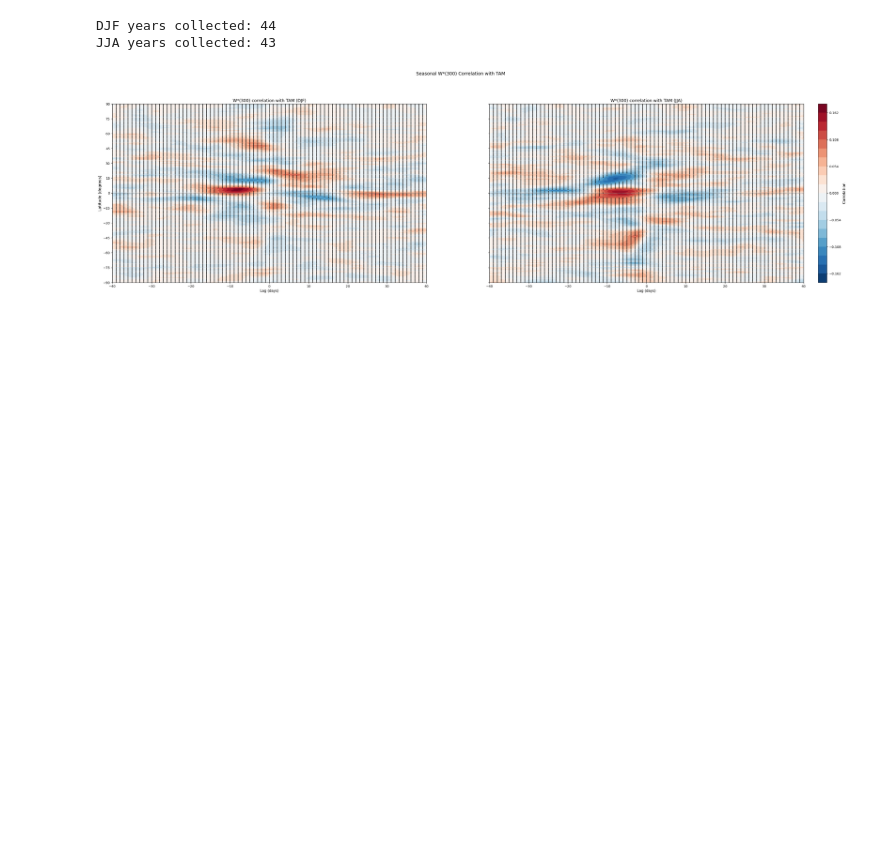
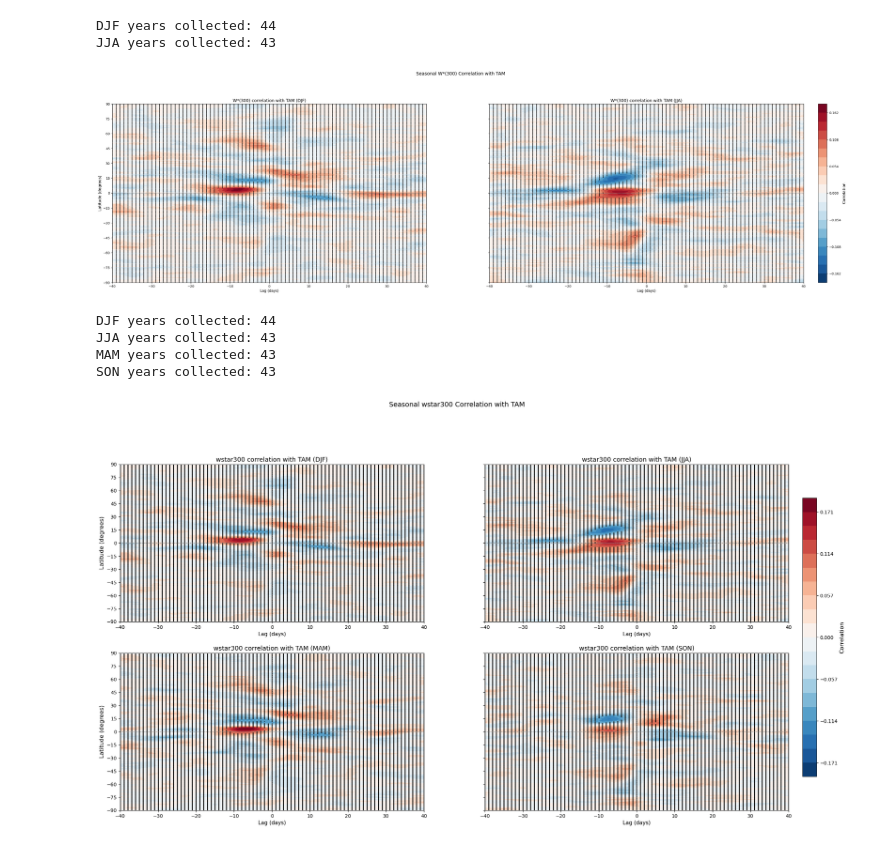
Before and after one commit to Falcon-1529/tam, a Jupyter notebook: notebooks/temanalysis.ipynb, the cells around one changed output. Cells and saved outputs as stored; diff of their text form; code cells hidden in the pictures; blank space fills up the shorter version.

Commit message:
Added research logs with figure embedding. Also refined seasonal chunking, correlation and plotting functions. Added MAM + SON functions.

```diff
--- a/notebooks/temanalysis.ipynb
+++ b/notebooks/temanalysis.ipynb
@@ -75,16 +74,16 @@ def lat_lag_corr_seasonal(v_tam, vp):
         name='correlation'
     )
 # %%
-def seasonal_lag_corr(tam_chunks, precip_chunks):
+def seasonal_lag_corr(tam_chunks, var_chunks):
     """
     Computes per-year lag correlations and averages across all years.
 
     Parameters
     ----------
-    tam_chunks   : list of xr.DataArray (alltime,)
+    tam_chunks : list of xr.DataArray (alltime,)
         One TAM chunk per year
-    precip_chunks : list of xr.DataArray (latitude, alltime)
-        One precip (or whatever var) chunk per year, matching tam_chunks
+    var_chunks : list of xr.DataArray (latitude, alltime)
+        One variable chunk per year, matching tam_chunks
 
     Returns
     -------
@@ -93,18 +92,14 @@ def seasonal_lag_corr(tam_chunks, precip_chunks):
     """
     corr_per_year = []
 
-    for t_chunk, p_chunk in zip(tam_chunks, precip_chunks):
-        corr = lat_lag_corr_seasonal(t_chunk, p_chunk)
+    for tam_chunk, var_chunk in zip(tam_chunks, var_chunks):
+        corr = lat_lag_corr_seasonal(tam_chunk, var_chunk)
         corr_per_year.append(corr)
 
     corr_stack = xr.concat(corr_per_year, dim='year')
     corr_stack['year'] = np.arange(len(corr_per_year))
 
     return corr_stack.mean(dim='year')
-
-# Run for both seasons
-#djf_corr = seasonal_lag_corr(djf_tam_chunks, djf_precip_chunks)
-#jja_corr = seasonal_lag_corr(jja_tam_chunks, jja_precip_chunks)
 # %%
 def latlag_plot_seasonal_corr(djf_corr, jja_corr, varname, vmax, vmin,
                                tau, djf_days=3960, jja_days=3956, alpha=0.05):
@@ -1090,3 +1206,23 @@ JJA years collected: 43
 latlag_plot_seasonal_corr(djfwstar300_corr, jjawstar300_corr, varname = 'W*(300)', vmin=-0.18, vmax=0.18, tau=10)
 # %% [output]
 [figure]
+# %%
+djf_tam_chunks, djf_wstar300_chunks, jja_tam_chunks, jja_wstar300_chunks, mam_tam_chunks, mam_wstar300_chunks, son_tam_chunks, son_wstar300_chunks = djf_jja_mam_son(tam, wstar300, 40)
+
+djfwstar300_corr = seasonal_lag_corr(djf_tam_chunks, djf_wstar300_chunks)
+jjawstar300_corr = seasonal_lag_corr(jja_tam_chunks, jja_wstar300_chunks)
+mamwstar300_corr = seasonal_lag_corr(mam_tam_chunks, mam_wstar300_chunks)
+sonwstar300_corr = seasonal_lag_corr(son_tam_chunks, son_wstar300_chunks)
+
+latlag_plot_fullseasonal_corr(
+    djfwstar300_corr, jjawstar300_corr, mamwstar300_corr, sonwstar300_corr,
+    varname='wstar300',
+    vmin=-0.19, vmax=0.19,
+    tau=10,
+)
+# %% [output]
+DJF years collected: 44
+JJA years collected: 43
+MAM years collected: 43
+SON years collected: 43
+[figure, added]
```
Also changed, not shown: parts of 4 cells of this notebook, 1 other file.
